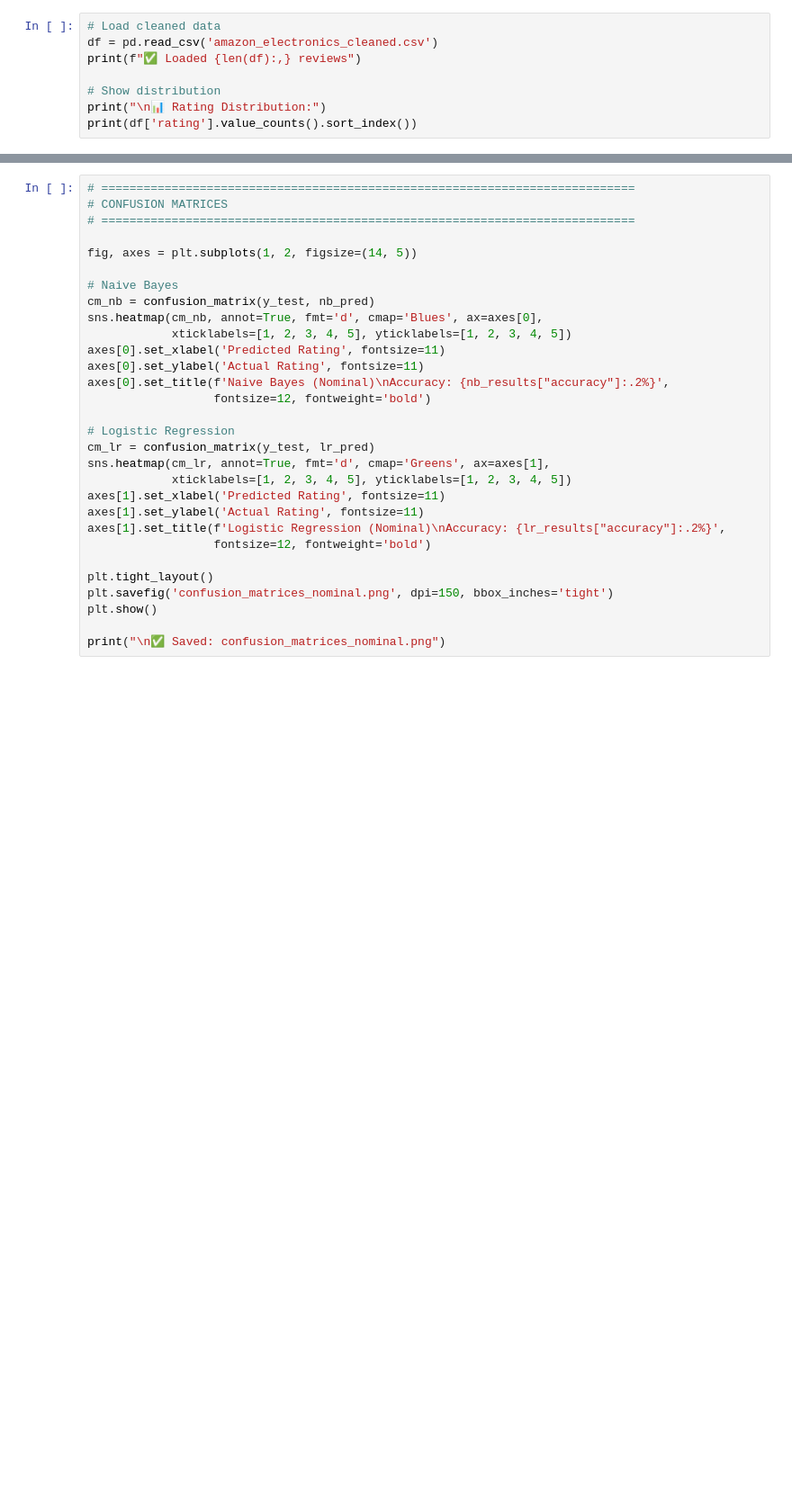
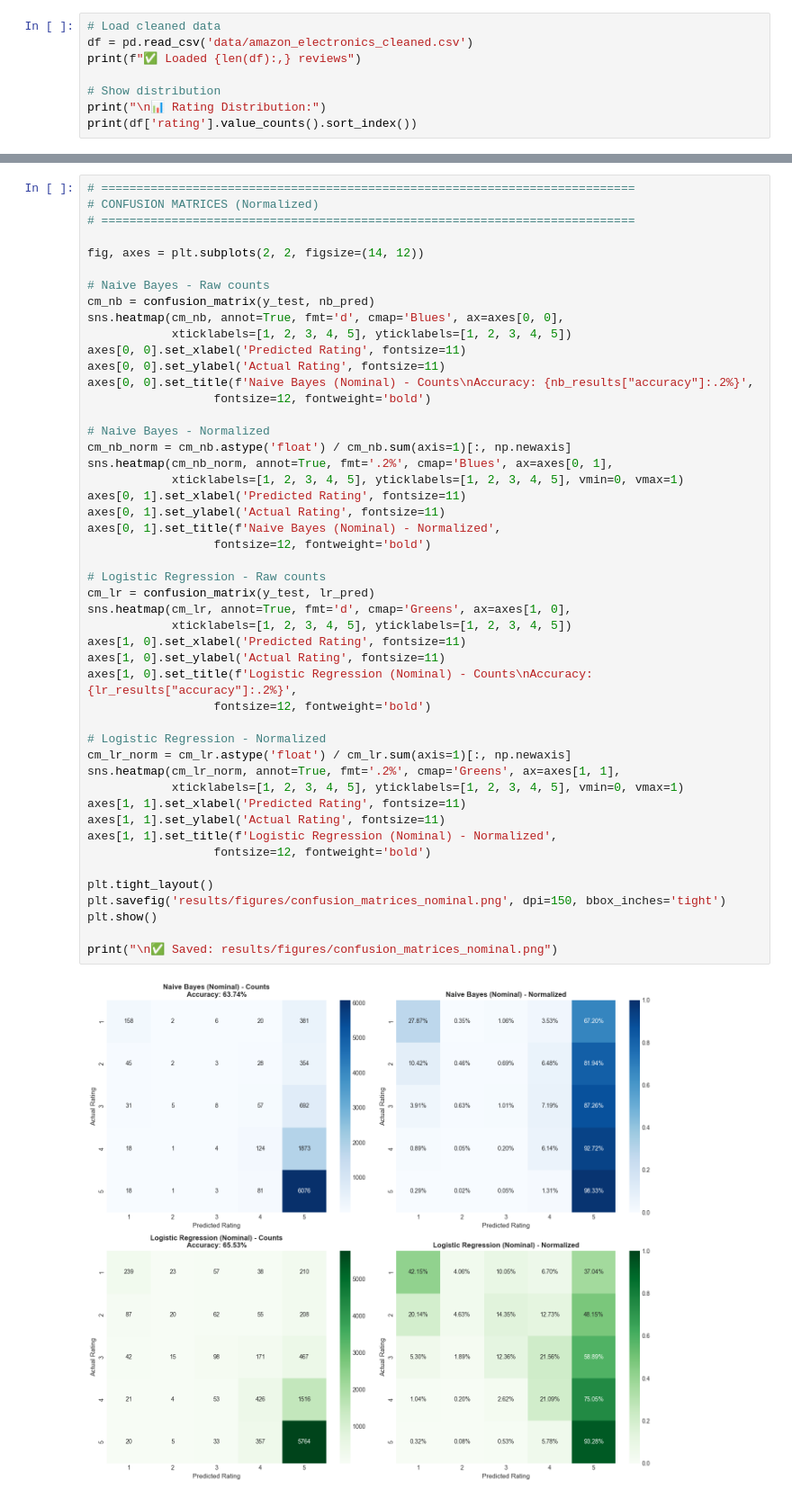
Before and after one commit to Atharv-Girish-Chaudhary/ordinal-sentiment-classification, a Jupyter notebook: notebooks/3_Models_Nominal.ipynb, the cells around one changed output, grey strips where cells are left out. Shown at 90% size. Cells and saved outputs as stored; diff of their text form; blank space fills up the shorter version.

```diff
--- a/notebooks/3_Models_Nominal.ipynb
+++ b/notebooks/3_Models_Nominal.ipynb
@@ -46,6 +33,6 @@ print("✅ Libraries imported")
 # %%
 # Load cleaned data
-df = pd.read_csv('amazon_electronics_cleaned.csv')
+df = pd.read_csv('data/amazon_electronics_cleaned.csv')
 print(f"✅ Loaded {len(df):,} reviews")
 
 # Show distribution
@@ -226,30 +425,50 @@ print(classification_report(y_test, lr_pred, digits=4))
 # %%
 # ============================================================================
-# CONFUSION MATRICES
+# CONFUSION MATRICES (Normalized)
 # ============================================================================
 
-fig, axes = plt.subplots(1, 2, figsize=(14, 5))
+fig, axes = plt.subplots(2, 2, figsize=(14, 12))
 
-# Naive Bayes
+# Naive Bayes - Raw counts
 cm_nb = confusion_matrix(y_test, nb_pred)
-sns.heatmap(cm_nb, annot=True, fmt='d', cmap='Blues', ax=axes[0],
+sns.heatmap(cm_nb, annot=True, fmt='d', cmap='Blues', ax=axes[0, 0],
             xticklabels=[1, 2, 3, 4, 5], yticklabels=[1, 2, 3, 4, 5])
-axes[0].set_xlabel('Predicted Rating', fontsize=11)
-axes[0].set_ylabel('Actual Rating', fontsize=11)
-axes[0].set_title(f'Naive Bayes (Nominal)\nAccuracy: {nb_results["accuracy"]:.2%}',
+axes[0, 0].set_xlabel('Predicted Rating', fontsize=11)
+axes[0, 0].set_ylabel('Actual Rating', fontsize=11)
+axes[0, 0].set_title(f'Naive Bayes (Nominal) - Counts\nAccuracy: {nb_results["accuracy"]:.2%}',
                   fontsize=12, fontweight='bold')
 
-# Logistic Regression
+# Naive Bayes - Normalized
+cm_nb_norm = cm_nb.astype('float') / cm_nb.sum(axis=1)[:, np.newaxis]
+sns.heatmap(cm_nb_norm, annot=True, fmt='.2%', cmap='Blues', ax=axes[0, 1],
+            xticklabels=[1, 2, 3, 4, 5], yticklabels=[1, 2, 3, 4, 5], vmin=0, vmax=1)
+axes[0, 1].set_xlabel('Predicted Rating', fontsize=11)
+axes[0, 1].set_ylabel('Actual Rating', fontsize=11)
+axes[0, 1].set_title(f'Naive Bayes (Nominal) - Normalized',
+                  fontsize=12, fontweight='bold')
+
+# Logistic Regression - Raw counts
 cm_lr = confusion_matrix(y_test, lr_pred)
-sns.heatmap(cm_lr, annot=True, fmt='d', cmap='Greens', ax=axes[1],
+sns.heatmap(cm_lr, annot=True, fmt='d', cmap='Greens', ax=axes[1, 0],
             xticklabels=[1, 2, 3, 4, 5], yticklabels=[1, 2, 3, 4, 5])
-axes[1].set_xlabel('Predicted Rating', fontsize=11)
-axes[1].set_ylabel('Actual Rating', fontsize=11)
-axes[1].set_title(f'Logistic Regression (Nominal)\nAccuracy: {lr_results["accuracy"]:.2%}',
+axes[1, 0].set_xlabel('Predicted Rating', fontsize=11)
+axes[1, 0].set_ylabel('Actual Rating', fontsize=11)
+axes[1, 0].set_title(f'Logistic Regression (Nominal) - Counts\nAccuracy: {lr_results["accuracy"]:.2%}',
+                  fontsize=12, fontweight='bold')
+
+# Logistic Regression - Normalized
+cm_lr_norm = cm_lr.astype('float') / cm_lr.sum(axis=1)[:, np.newaxis]
+sns.heatmap(cm_lr_norm, annot=True, fmt='.2%', cmap='Greens', ax=axes[1, 1],
+            xticklabels=[1, 2, 3, 4, 5], yticklabels=[1, 2, 3, 4, 5], vmin=0, vmax=1)
+axes[1, 1].set_xlabel('Predicted Rating', fontsize=11)
+axes[1, 1].set_ylabel('Actual Rating', fontsize=11)
+axes[1, 1].set_title(f'Logistic Regression (Nominal) - Normalized',
                   fontsize=12, fontweight='bold')
 
 plt.tight_layout()
-plt.savefig('confusion_matrices_nominal.png', dpi=150, bbox_inches='tight')
+plt.savefig('results/figures/confusion_matrices_nominal.png', dpi=150, bbox_inches='tight')
 plt.show()
 
-print("\n✅ Saved: confusion_matrices_nominal.png")
+print("\n✅ Saved: results/figures/confusion_matrices_nominal.png")
+# %% [output]
+[figure, added]
```
Also changed, not shown: parts of 25 cells of this notebook, 24 other files.
